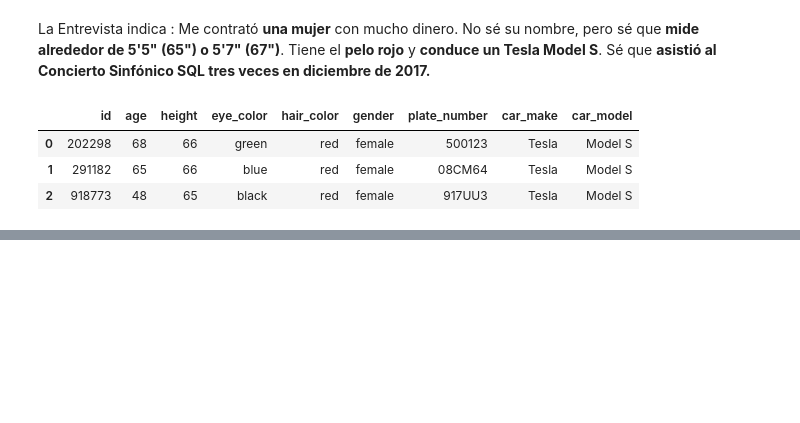
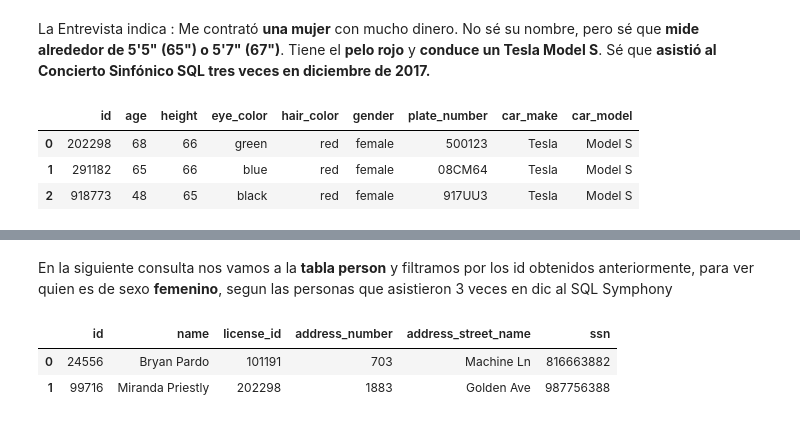
Before and after one commit to tamaracontreras/UPSK-SQL001-SQLZoo-murder, a Jupyter notebook: Sql-Murder-Mystery/SQL_Murder_Mystery.ipynb, the cells around one changed output, grey strips where cells are left out. Saved outputs shown, nothing was run; the diff lists cells and outputs as text; code cells hidden in the pictures; blank space fills up the shorter version.

```diff
--- a/Sql-Murder-Mystery/SQL_Murder_Mystery.ipynb
+++ b/Sql-Murder-Mystery/SQL_Murder_Mystery.ipynb
@@ -383,0 +414,11 @@ WHERE gender='female' AND hair_color ='red' AND car_make ='Tesla'
+# %% [markdown]
+En la siguiente consulta nos vamos a la **tabla person** y filtramos por los id obtenidos anteriormente, para ver quien es de sexo **femenino**, segun las personas que asistieron 3 veces en dic al SQL Symphony
+# %%
+%%sql
+SELECT *
+FROM person
+WHERE id IN (24556, 99716)
+# %% [output]
+|  | id | name | license_id | address_number | address_street_name | ssn |
+| 0 | 24556 | Bryan Pardo | 101191 | 703 | Machine Ln | 816663882 |
+| 1 | 99716 | Miranda Priestly | 202298 | 1883 | Golden Ave | 987756388 |
```
Also changed, not shown: parts of 6 cells of this notebook.
